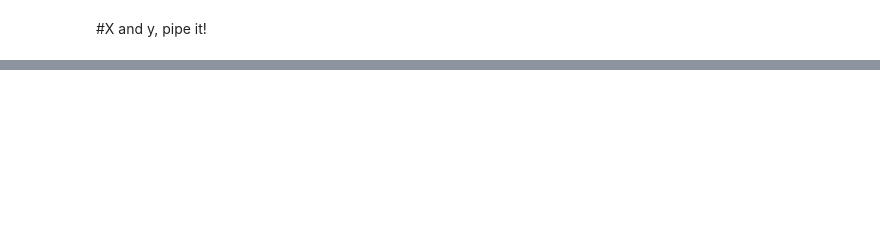
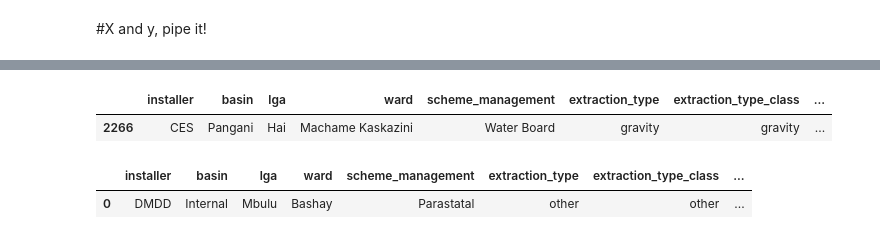
Before and after one commit to veritaem/Project2, a Jupyter notebook: Kaggle_proj.ipynb, the cells around one changed output, grey strips where cells are left out. Cells and saved outputs as stored; diff of their text form; code cells hidden in the pictures; blank space fills up the shorter version.

```diff
--- a/Kaggle_proj.ipynb
+++ b/Kaggle_proj.ipynb
@@ -405,3 +461,13 @@ print(Xtdf.shape)
+# %%
+X_train.head(1)
+# %% [output]
+|  | installer | basin | lga | ward | scheme_management | extraction_type | extraction_type_class | ... |
+| 2266 | CES | Pangani | Hai | Machame Kaskazini | Water Board | gravity | gravity | ... |
+# %%
+Xtdf.head(1)
+# %% [output]
+|  | installer | basin | lga | ward | scheme_management | extraction_type | extraction_type_class | ... |
+| 0 | DMDD | Internal | Mbulu | Bashay | Parastatal | other | other | ... |
 # %%
 print(X_train.dtypes)
 print(y_train.dtypes)
```
Also changed, not shown: parts of 31 cells of this notebook.
